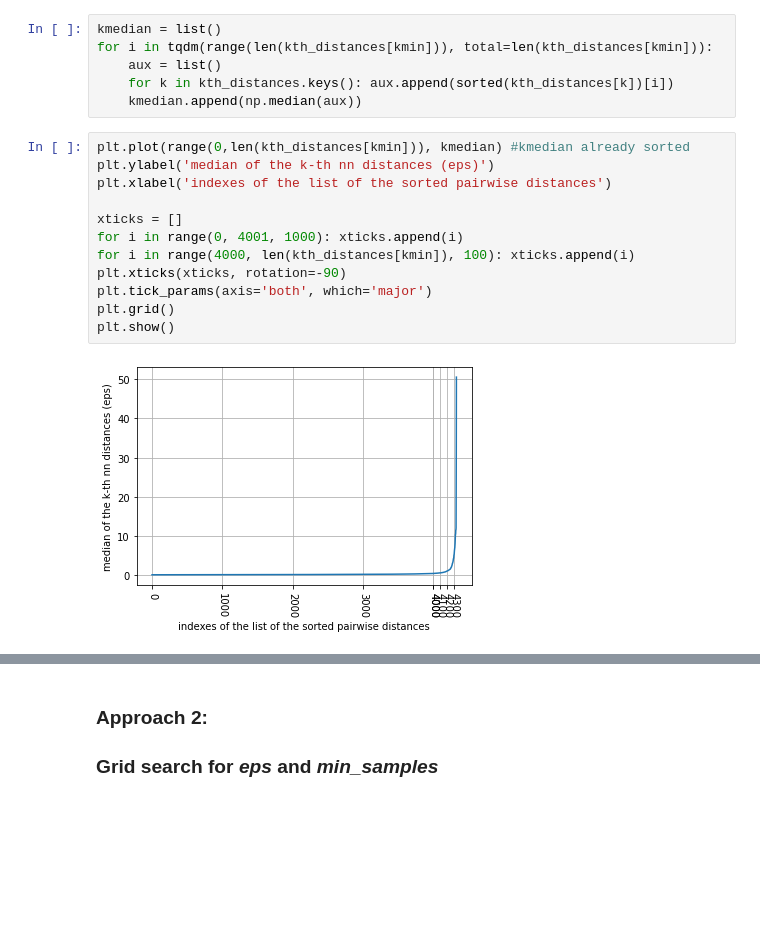
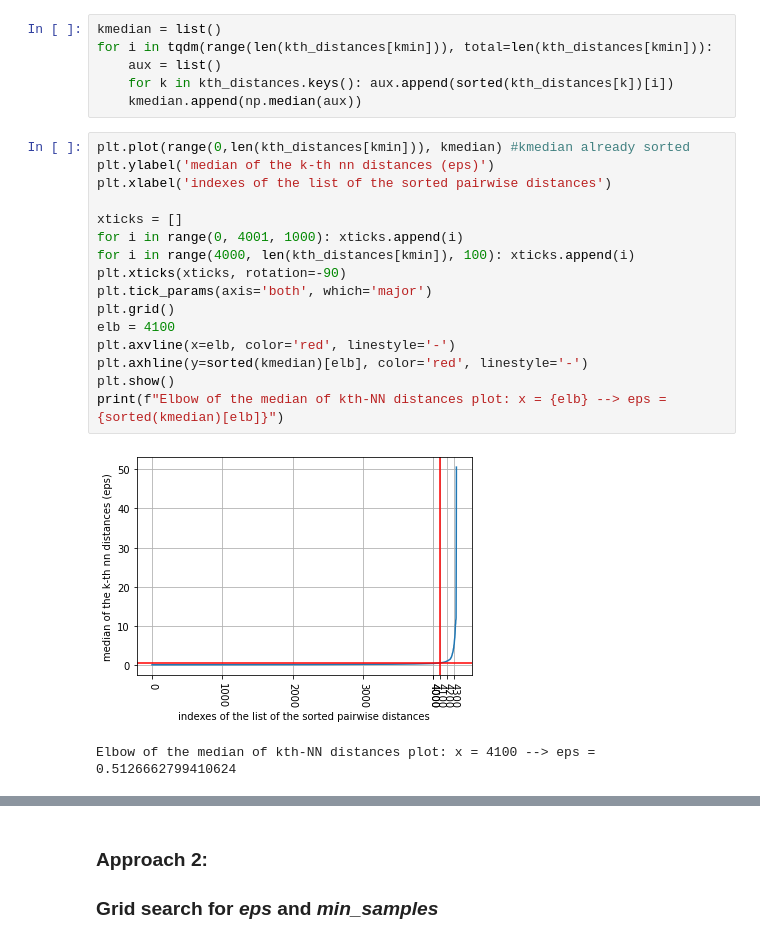
Before and after one commit to AlexPasqua/DM-project, a Jupyter notebook: DBSCAN.ipynb, the cells around one changed output, grey strips where cells are left out. Saved outputs shown, nothing was run; the diff lists cells and outputs as text; blank space fills up the shorter version.

```diff
--- a/DBSCAN.ipynb
+++ b/DBSCAN.ipynb
@@ -120,14 +120,19 @@ for i in tqdm(range(len(kth_distances[kmin])), total=len(kth_distances[kmin])):
 # %%
 plt.plot(range(0,len(kth_distances[kmin])), kmedian) #kmedian already sorted
 plt.ylabel('median of the k-th nn distances (eps)')
 plt.xlabel('indexes of the list of the sorted pairwise distances')
 
 xticks = []
 for i in range(0, 4001, 1000): xticks.append(i)
 for i in range(4000, len(kth_distances[kmin]), 100): xticks.append(i)
 plt.xticks(xticks, rotation=-90)
 plt.tick_params(axis='both', which='major')
 plt.grid()
+elb = 4100
+plt.axvline(x=elb, color='red', linestyle='-')
+plt.axhline(y=sorted(kmedian)[elb], color='red', linestyle='-')
 plt.show()
+print(f"Elbow of the median of kth-NN distances plot: x = {elb} --> eps = {sorted(kmedian)[elb]}")
 # %% [output]
-[figure, old version]
+[figure, new version]
+Elbow of the median of kth-NN distances plot: x = 4100 --> eps = 0.5126662799410624
```
Also changed, not shown: parts of 1 cell of this notebook.
